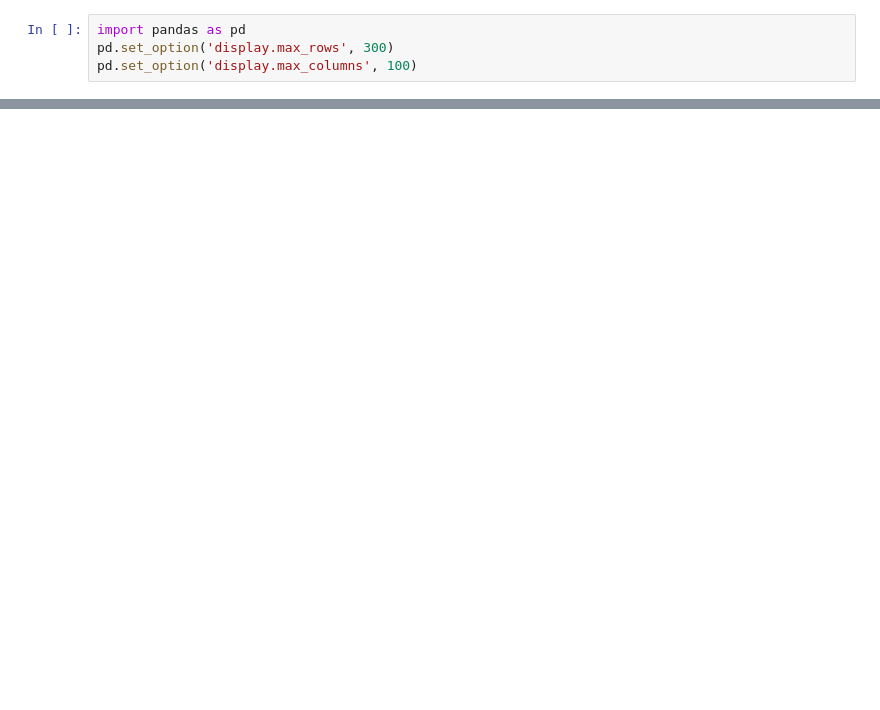
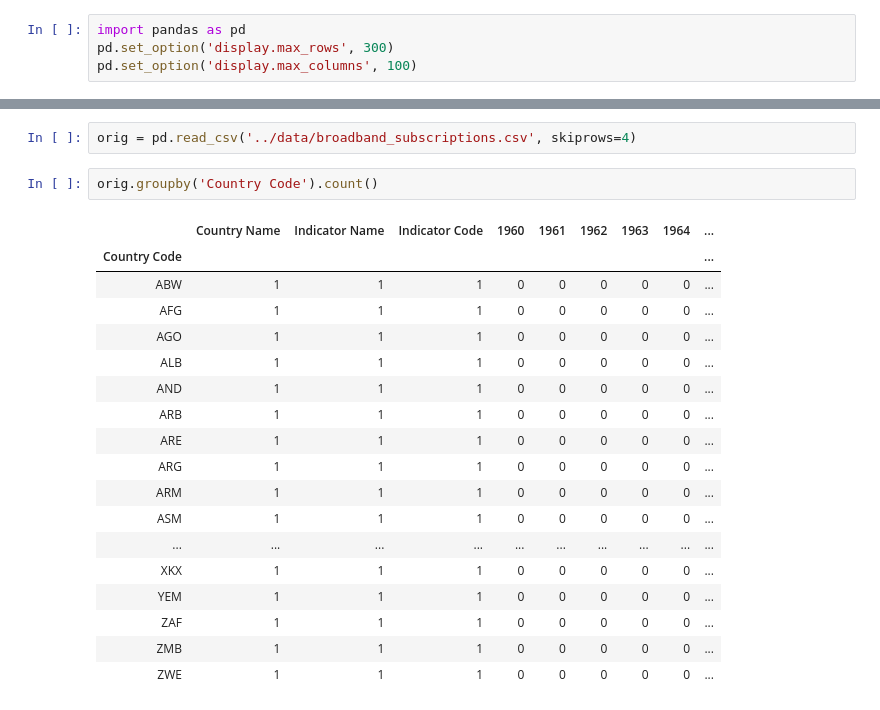
Before and after one commit to MissFacetious/Innovation, a Jupyter notebook: data_integration/mergeAll.ipynb, the cells around one changed output, grey strips where cells are left out. Saved outputs shown, nothing was run; the diff lists cells and outputs as text; blank space fills up the shorter version.

```diff
--- a/data_integration/mergeAll.ipynb
+++ b/data_integration/mergeAll.ipynb
@@ -28,0 +91,23 @@ dfs[0].head()
+# %%
+orig = pd.read_csv('../data/broadband_subscriptions.csv', skiprows=4)
+# %%
+orig.groupby('Country Code').count()
+# %% [output]
+|  | Country Name | Indicator Name | Indicator Code | 1960 | 1961 | 1962 | 1963 | 1964 | ... |
+| Country Code |  |  |  |  |  |  |  |  | ... |
+| ABW | 1 | 1 | 1 | 0 | 0 | 0 | 0 | 0 | ... |
+| AFG | 1 | 1 | 1 | 0 | 0 | 0 | 0 | 0 | ... |
+| AGO | 1 | 1 | 1 | 0 | 0 | 0 | 0 | 0 | ... |
+| ALB | 1 | 1 | 1 | 0 | 0 | 0 | 0 | 0 | ... |
+| AND | 1 | 1 | 1 | 0 | 0 | 0 | 0 | 0 | ... |
+| ARB | 1 | 1 | 1 | 0 | 0 | 0 | 0 | 0 | ... |
+| ARE | 1 | 1 | 1 | 0 | 0 | 0 | 0 | 0 | ... |
+| ARG | 1 | 1 | 1 | 0 | 0 | 0 | 0 | 0 | ... |
+| ARM | 1 | 1 | 1 | 0 | 0 | 0 | 0 | 0 | ... |
+| ASM | 1 | 1 | 1 | 0 | 0 | 0 | 0 | 0 | ... |
+| ... | ... | ... | ... | ... | ... | ... | ... | ... | ... |
+| XKX | 1 | 1 | 1 | 0 | 0 | 0 | 0 | 0 | ... |
+| YEM | 1 | 1 | 1 | 0 | 0 | 0 | 0 | 0 | ... |
+| ZAF | 1 | 1 | 1 | 0 | 0 | 0 | 0 | 0 | ... |
+| ZMB | 1 | 1 | 1 | 0 | 0 | 0 | 0 | 0 | ... |
+| ZWE | 1 | 1 | 1 | 0 | 0 | 0 | 0 | 0 | ... |
```
Also changed, not shown: parts of 9 cells of this notebook, 9 other files.
